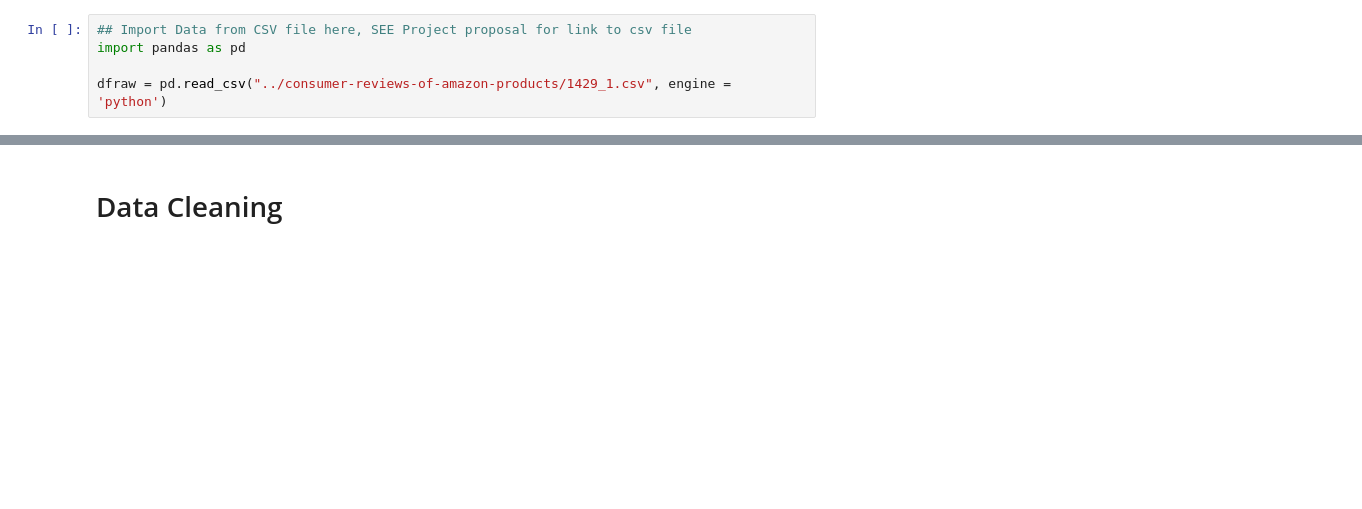
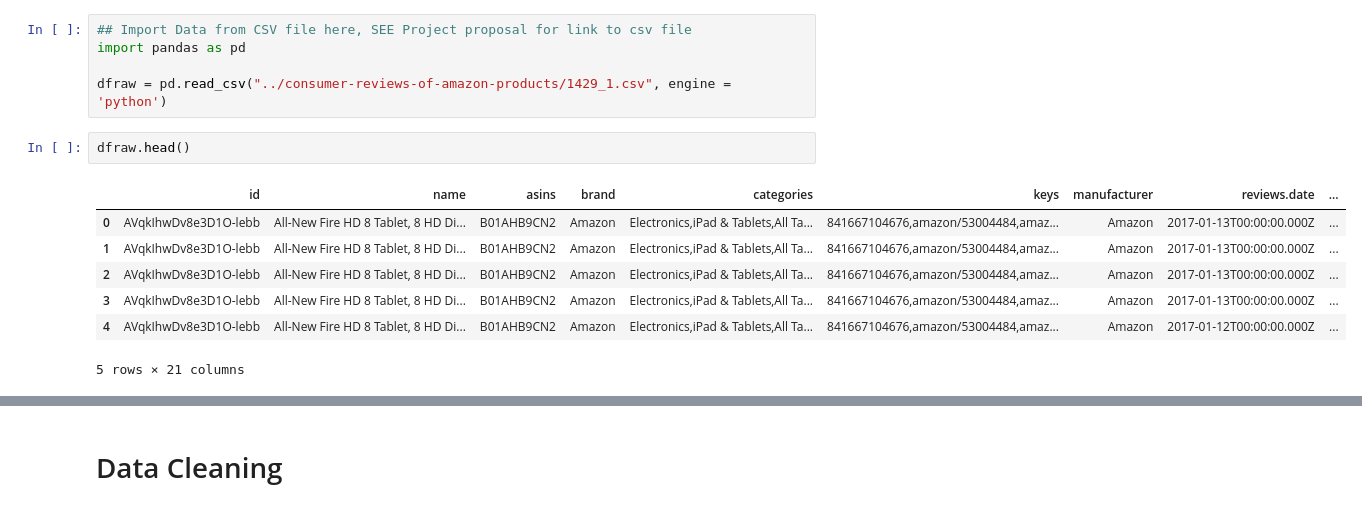
Before and after one commit to sssaiya/COGS108_Repo, a Jupyter notebook: Projects/FinalProject.ipynb, the cells around one changed output, grey strips where cells are left out. Cells and saved outputs as stored; diff of their text form; blank space fills up the shorter version.

```diff
--- a/Projects/FinalProject.ipynb
+++ b/Projects/FinalProject.ipynb
@@ -54,3 +54,13 @@ If you plan to use multiple datasets, add 1-2 sentences about how you plan to co
 import pandas as pd
 
 dfraw = pd.read_csv("../consumer-reviews-of-amazon-products/1429_1.csv", engine = 'python')
+# %%
+dfraw.head()
+# %% [output]
+|  | id | name | asins | brand | categories | keys | manufacturer | reviews.date | ... |
+| 0 | AVqkIhwDv8e3D1O-lebb | All-New Fire HD 8 Tablet, 8 HD Di... | B01AHB9CN2 | Amazon | Electronics,iPad & Tablets,All Ta... | 841667104676,amazon/53004484,amaz... | Amazon | 2017-01-13T00:00:00.000Z | ... |
+| 1 | AVqkIhwDv8e3D1O-lebb | All-New Fire HD 8 Tablet, 8 HD Di... | B01AHB9CN2 | Amazon | Electronics,iPad & Tablets,All Ta... | 841667104676,amazon/53004484,amaz... | Amazon | 2017-01-13T00:00:00.000Z | ... |
+| 2 | AVqkIhwDv8e3D1O-lebb | All-New Fire HD 8 Tablet, 8 HD Di... | B01AHB9CN2 | Amazon | Electronics,iPad & Tablets,All Ta... | 841667104676,amazon/53004484,amaz... | Amazon | 2017-01-13T00:00:00.000Z | ... |
+| 3 | AVqkIhwDv8e3D1O-lebb | All-New Fire HD 8 Tablet, 8 HD Di... | B01AHB9CN2 | Amazon | Electronics,iPad & Tablets,All Ta... | 841667104676,amazon/53004484,amaz... | Amazon | 2017-01-13T00:00:00.000Z | ... |
+| 4 | AVqkIhwDv8e3D1O-lebb | All-New Fire HD 8 Tablet, 8 HD Di... | B01AHB9CN2 | Amazon | Electronics,iPad & Tablets,All Ta... | 841667104676,amazon/53004484,amaz... | Amazon | 2017-01-12T00:00:00.000Z | ... |
+5 rows × 21 columns
```
Also changed, not shown: parts of 2 cells of this notebook.
